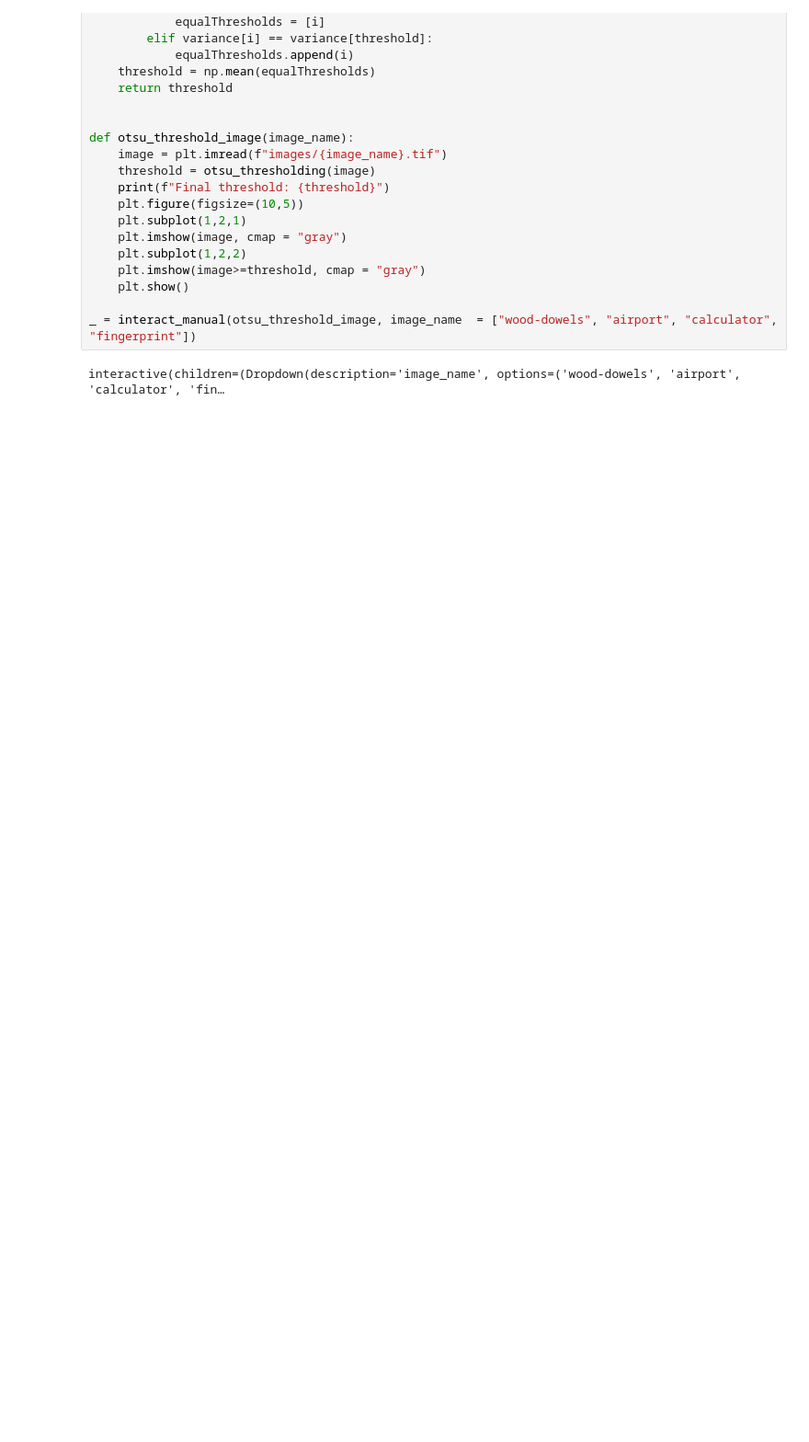
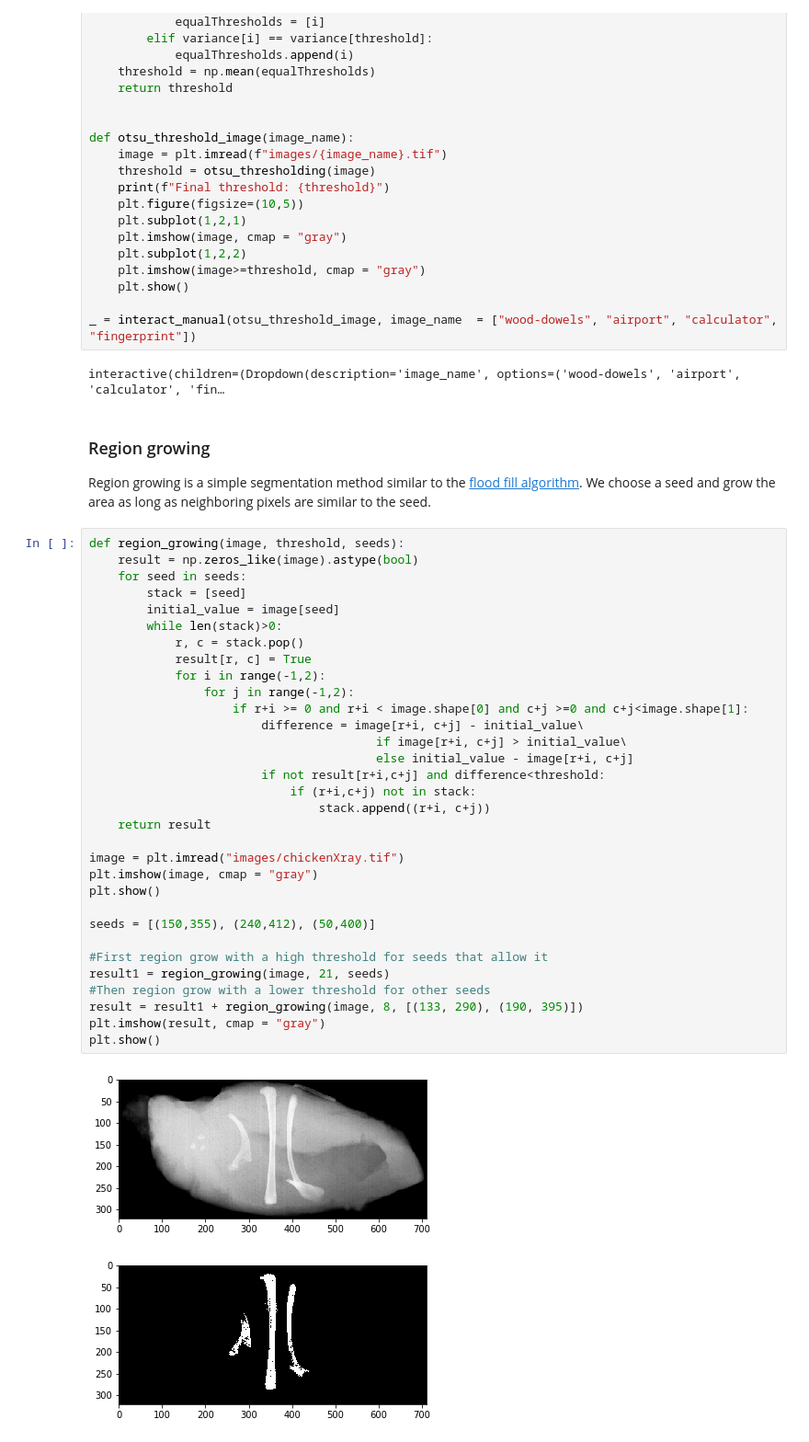
Before and after one commit to ErlingLie/TDT4195-Material, a Jupyter notebook: Segmentation.ipynb, the cells around one changed output. Shown at 92% size. Saved outputs shown, nothing was run; the diff lists cells and outputs as text; blank space fills up the shorter version.

Commit message:
Region growing

```diff
--- a/Segmentation.ipynb
+++ b/Segmentation.ipynb
@@ -433,3 +433,41 @@ def otsu_threshold_image(image_name):
 _ = interact_manual(otsu_threshold_image, image_name  = ["wood-dowels", "airport", "calculator", "fingerprint"])
 # %% [output]
 interactive(children=(Dropdown(description='image_name', options=('wood-dowels', 'airport', 'calculator', 'fin…
+# %% [markdown]
+### Region growing
+Region growing is a simple segmentation method similar to the [flood fill algorithm](https://en.wikipedia.org/wiki/Flood_fill). We choose a seed and grow the area as long as neighboring pixels are similar to the seed.
+# %%
+def region_growing(image, threshold, seeds):
+    result = np.zeros_like(image).astype(bool)
+    for seed in seeds:
+        stack = [seed]
+        initial_value = image[seed]
+        while len(stack)>0:
+            r, c = stack.pop()
+            result[r, c] = True
+            for i in range(-1,2):
+                for j in range(-1,2):
+                    if r+i >= 0 and r+i < image.shape[0] and c+j >=0 and c+j<image.shape[1]:
+                        difference = image[r+i, c+j] - initial_value\
+                                        if image[r+i, c+j] > initial_value\
+                                        else initial_value - image[r+i, c+j]
+                        if not result[r+i,c+j] and difference<threshold:
+                            if (r+i,c+j) not in stack:
+                                stack.append((r+i, c+j))
+    return result
+
+image = plt.imread("images/chickenXray.tif")
+plt.imshow(image, cmap = "gray")
+plt.show()
+
+seeds = [(150,355), (240,412), (50,400)]
+
+#First region grow with a high threshold for seeds that allow it
+result1 = region_growing(image, 21, seeds)
+#Then region grow with a lower threshold for other seeds
+result = result1 + region_growing(image, 8, [(133, 290), (190, 395)])
+plt.imshow(result, cmap = "gray")
+plt.show()
+# %% [output]
+[figure, added]
+[figure, added]
```
Also changed, not shown: 2 other files.
